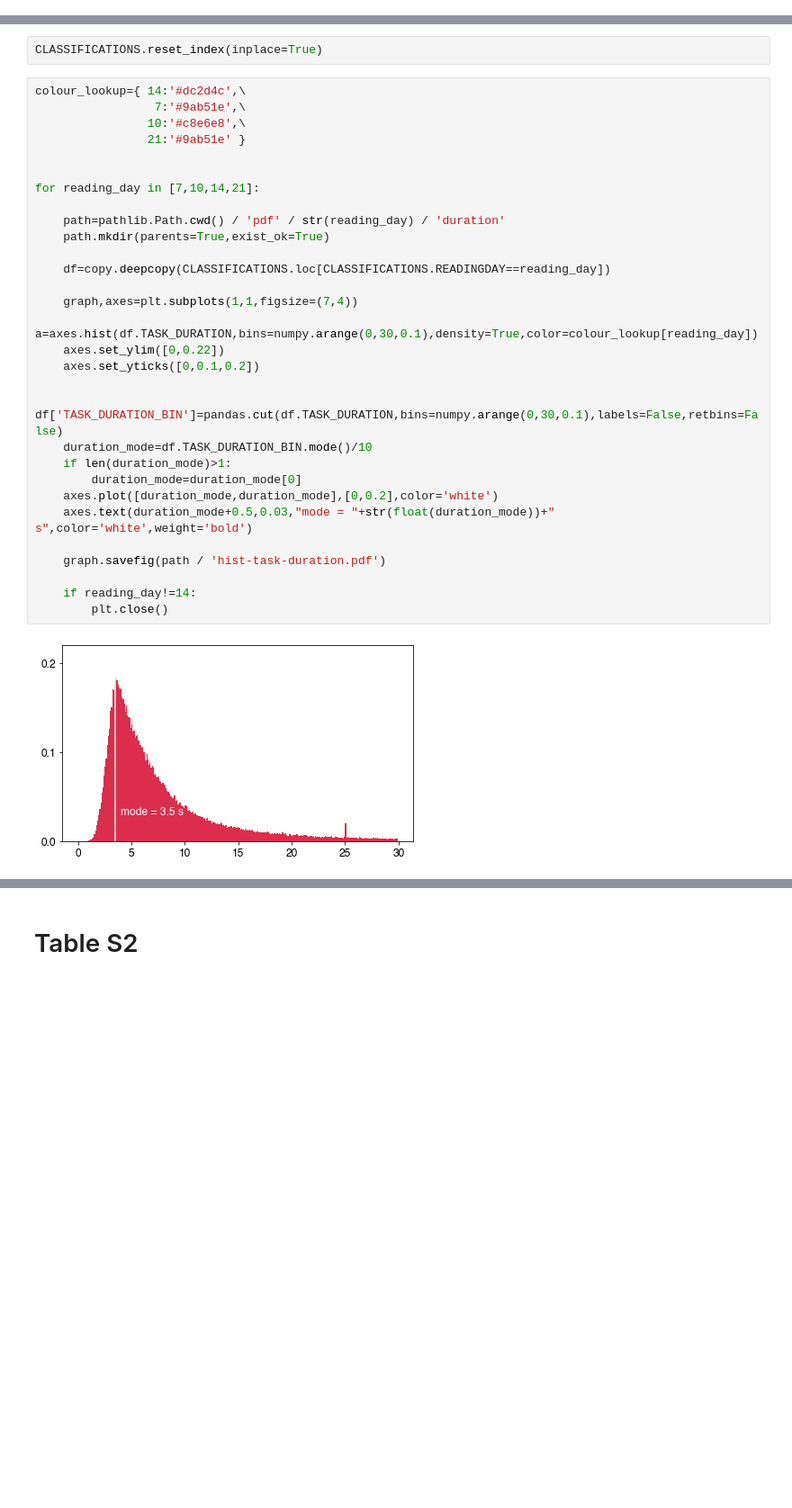
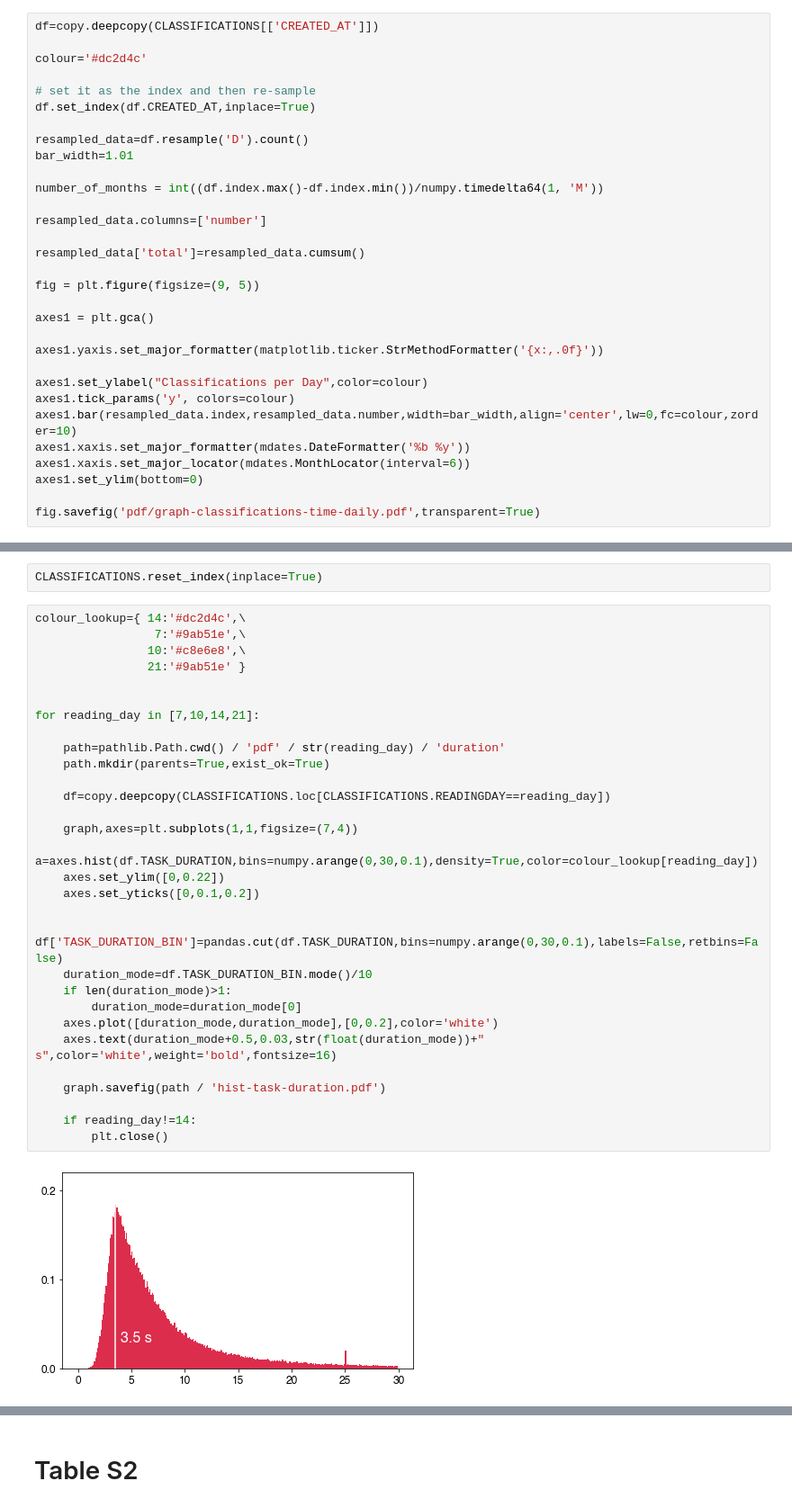
Before and after one commit to fowler-lab/bashthebug-consensus-dataset, a Jupyter notebook: recreate-figures-and-tables.ipynb, the cells around one changed output, grey strips where cells are left out. Shown at 90% size. Saved outputs shown, nothing was run; the diff lists cells and outputs as text; blank space fills up the shorter version.

```diff
--- a/recreate-figures-and-tables.ipynb
+++ b/recreate-figures-and-tables.ipynb
@@ -197,0 +170,31 @@ BASHTHEBUG._plot_time_bar(df,sampling='day',colour='#dc2d4c',filename='pdf/graph
+# %%
+df=copy.deepcopy(CLASSIFICATIONS[['CREATED_AT']])
+
+colour='#dc2d4c'
+
+# set it as the index and then re-sample
+df.set_index(df.CREATED_AT,inplace=True)
+
+resampled_data=df.resample('D').count()
+bar_width=1.01
+
+number_of_months = int((df.index.max()-df.index.min())/numpy.timedelta64(1, 'M'))
+
+resampled_data.columns=['number']
+
+resampled_data['total']=resampled_data.cumsum()
+
+fig = plt.figure(figsize=(9, 5))
+
+axes1 = plt.gca()
+
+axes1.yaxis.set_major_formatter(matplotlib.ticker.StrMethodFormatter('{x:,.0f}'))
+
+axes1.set_ylabel("Classifications per Day",color=colour)
+axes1.tick_params('y', colors=colour)
+axes1.bar(resampled_data.index,resampled_data.number,width=bar_width,align='center',lw=0,fc=colour,zorder=10)
+axes1.xaxis.set_major_formatter(mdates.DateFormatter('%b %y'))
+axes1.xaxis.set_major_locator(mdates.MonthLocator(interval=6))
+axes1.set_ylim(bottom=0)
+
+fig.savefig('pdf/graph-classifications-time-daily.pdf',transparent=True)
@@ -295,33 +296,33 @@ CLASSIFICATIONS.reset_index(inplace=True)
 # %%
 colour_lookup={ 14:'#dc2d4c',\
                  7:'#9ab51e',\
                 10:'#c8e6e8',\
                 21:'#9ab51e' }
 
 
 for reading_day in [7,10,14,21]:
 
     path=pathlib.Path.cwd() / 'pdf' / str(reading_day) / 'duration'
     path.mkdir(parents=True,exist_ok=True)
 
     df=copy.deepcopy(CLASSIFICATIONS.loc[CLASSIFICATIONS.READINGDAY==reading_day])
 
     graph,axes=plt.subplots(1,1,figsize=(7,4))
     a=axes.hist(df.TASK_DURATION,bins=numpy.arange(0,30,0.1),density=True,color=colour_lookup[reading_day])
     axes.set_ylim([0,0.22])
     axes.set_yticks([0,0.1,0.2])
 
     df['TASK_DURATION_BIN']=pandas.cut(df.TASK_DURATION,bins=numpy.arange(0,30,0.1),labels=False,retbins=False)
     duration_mode=df.TASK_DURATION_BIN.mode()/10
     if len(duration_mode)>1:
         duration_mode=duration_mode[0]
     axes.plot([duration_mode,duration_mode],[0,0.2],color='white')
-    axes.text(duration_mode+0.5,0.03,"mode = "+str(float(duration_mode))+" s",color='white',weight='bold')
+    axes.text(duration_mode+0.5,0.03,str(float(duration_mode))+" s",color='white',weight='bold',fontsize=16)
 
     graph.savefig(path / 'hist-task-duration.pdf')
 
     if reading_day!=14:
         plt.close()
 # %% [output]
-[figure, old version]
+[figure, new version]
 # %% [markdown]
```
Also changed, not shown: parts of 52 cells of this notebook, 11 other files.
